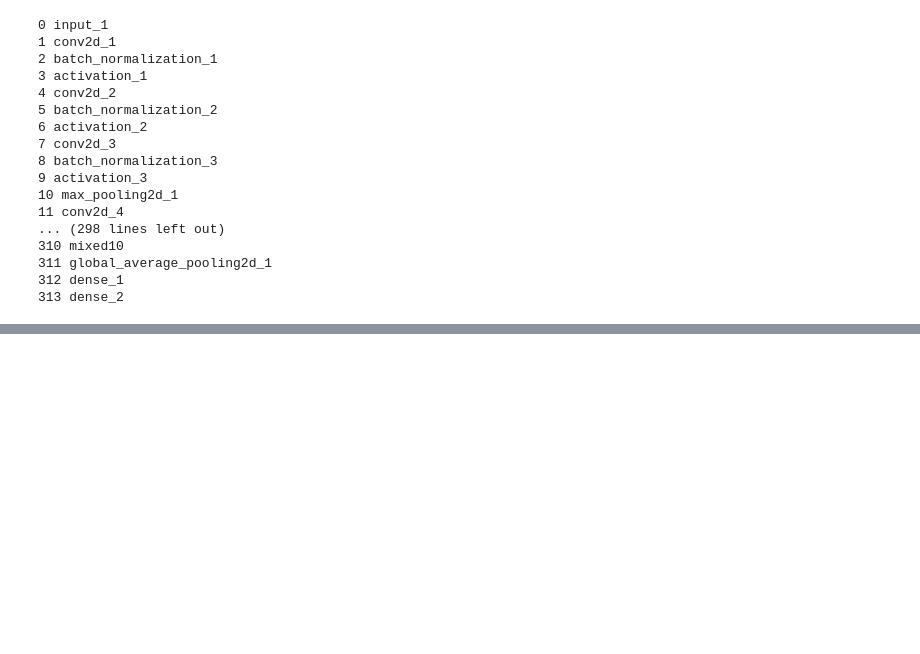
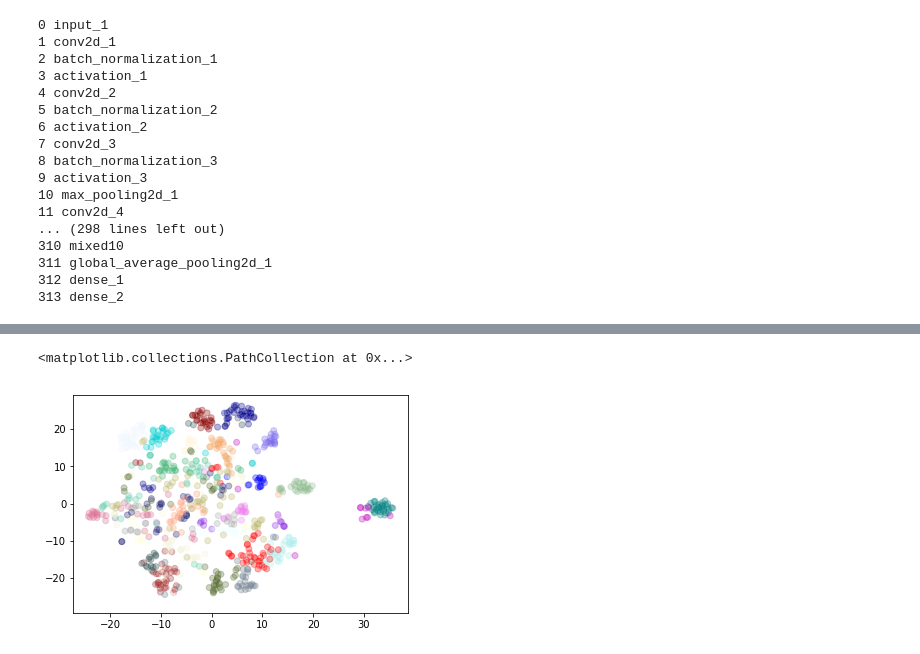
Before and after one commit to Henrywcj/Undergrad_Research, a Jupyter notebook: Feature Extraction using fine tuned Inception V3.ipynb, the cells around one changed output, grey strips where cells are left out. Saved outputs shown, nothing was run; the diff lists cells and outputs as text; code cells hidden in the pictures; blank space fills up the shorter version.

```diff
--- a/Feature Extraction using fine tuned Inception V3.ipynb
+++ b/Feature Extraction using fine tuned Inception V3.ipynb
@@ -120,0 +164,10 @@ plt.scatter(x = tsne_one[:n_sne], y = tsne_two[:n_sne], c = webcam_labels_rand[:
+# %%
+# Apply t-SNE
+n_sne = denoised_data.shape[0] #use all the data
+
+time_start = time.time()
+
+tsne = TSNE(n_components=2, verbose=1, perplexity=40, n_iter=500)
+tsne_pca_results = tsne.fit_transform(pca_result_50[:n_sne])
+
+print ('t-SNE done! Time elapsed: {} seconds'.format(time.time()-time_start))
@@ -120,0 +183,12 @@ plt.scatter(x = tsne_one[:n_sne], y = tsne_two[:n_sne], c = webcam_labels_rand[:
+# %%
+# visualize it
+import matplotlib
+%matplotlib inline
+import matplotlib.pyplot as plt
+
+tsne_one = tsne_pca_results[:, 0]
+tsne_two = tsne_pca_results[:, 1]
+plt.scatter(x = tsne_one[:n_sne], y = tsne_two[:n_sne], c = webcam_labels[:n_sne], cmap=matplotlib.colors.ListedColormap(colors), alpha = 0.3)
+# %% [output]
+<matplotlib.collections.PathCollection at 0x...>
+[figure, added]
```
Also changed, not shown: parts of 13 cells of this notebook.
